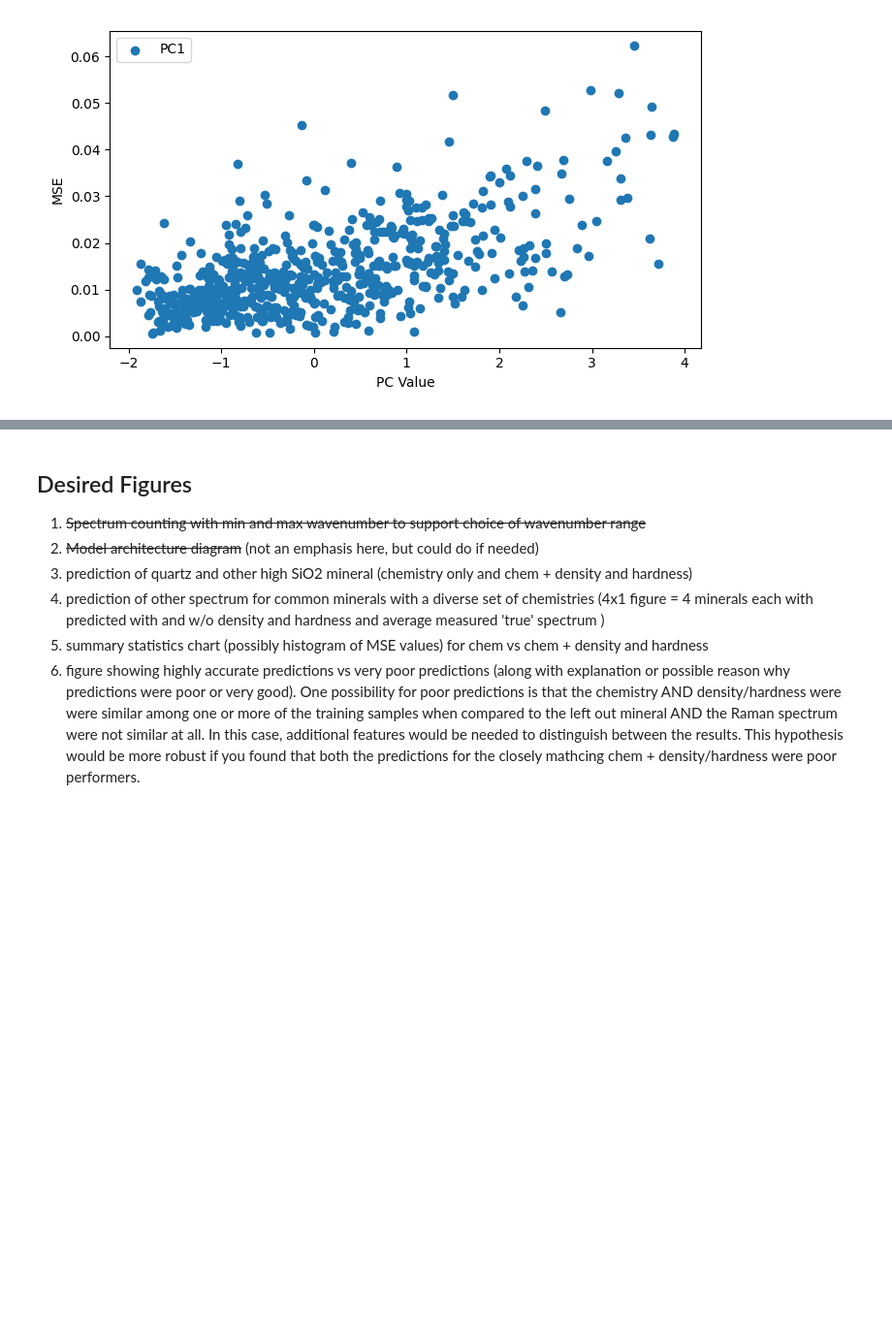
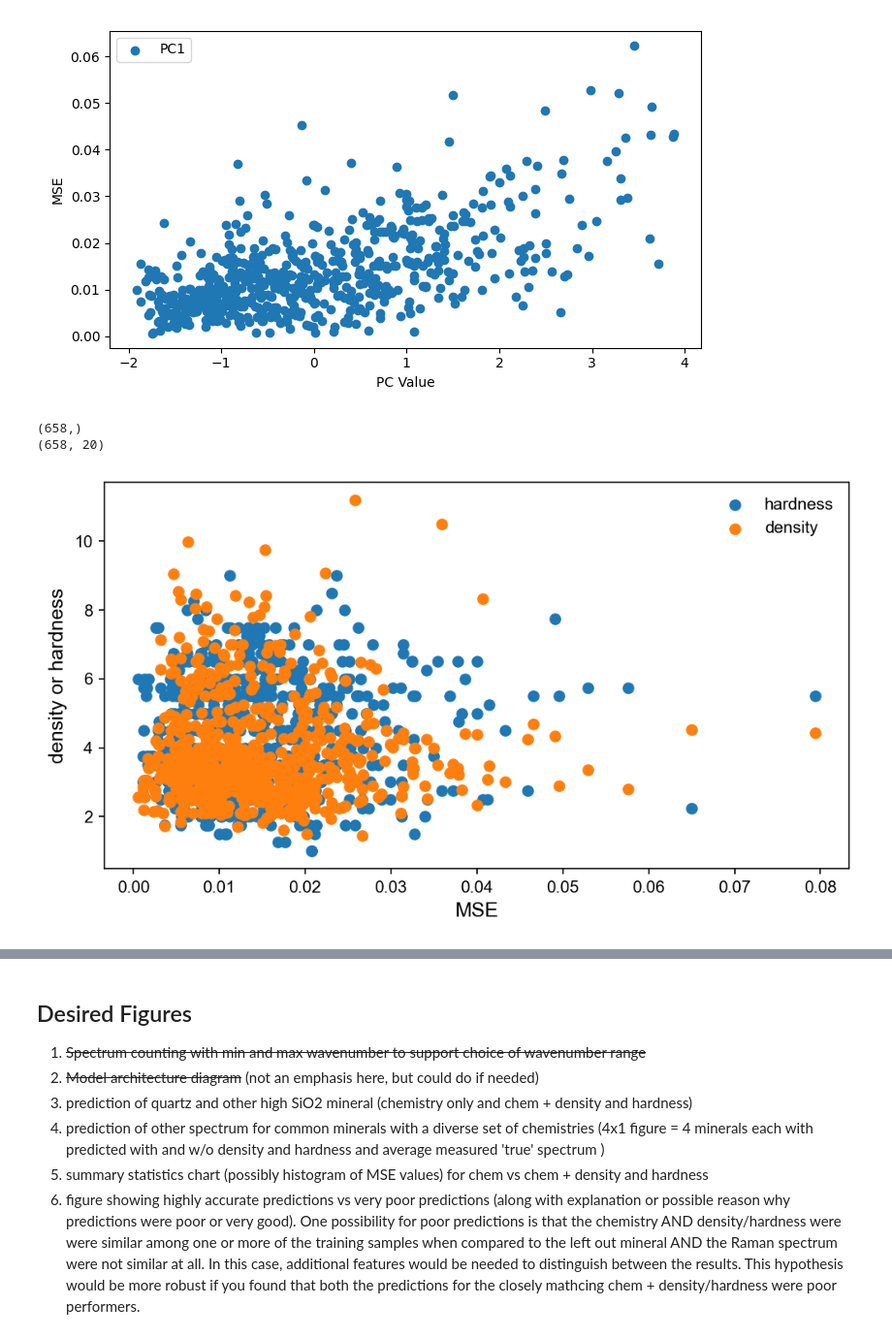
Before and after one commit to dvanhoesen/raman_prediction, a Jupyter notebook: Figures.ipynb, the cells around one changed output, grey strips where cells are left out. Shown at 97% size. Drawn from its saved outputs; the diff is of its cells as text; code cells hidden in the pictures; blank space fills up the shorter version.

Commit message:
updated figures ipynb

```diff
--- a/Figures.ipynb
+++ b/Figures.ipynb
@@ -352,6 +352,31 @@ plt.tight_layout()
 plt.show()
 # %% [output]
 [figure]
+# %%
+# Plot density and hardness as a function of MSE
+
+print(mse.shape)
+print(chem_avg.shape)
+
+#dens_zeros = np.where(chem[:,-2] < 0.000001)
+#hard_zeros = np.where(chem[:,-2
+
+fig, ax = plt.subplots(figsize=(7,4))
+ax.scatter(mse_dh, chem_dh_avg[:,-1], label='hardness')
+ax.scatter(mse_dh, chem_dh_avg[:,-2], label='density')
+
+mse.shape
+
+ax.set_xlabel("MSE")
+ax.set_ylabel("density or hardness")
+ax.legend()
+
+plt.tight_layout()
+plt.show()
+# %% [output]
+(658,)
+(658, 20)
+[figure, added]
 # %%
 # Print the chemistry of the worst 10 predictions
 
```
Also changed, not shown: parts of 2 cells of this notebook.
